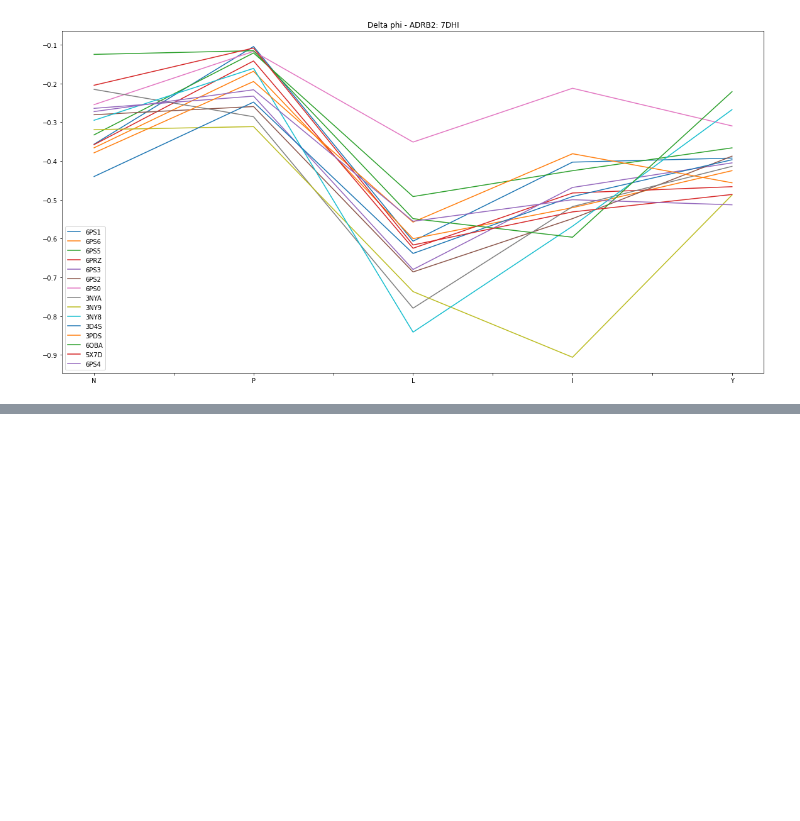
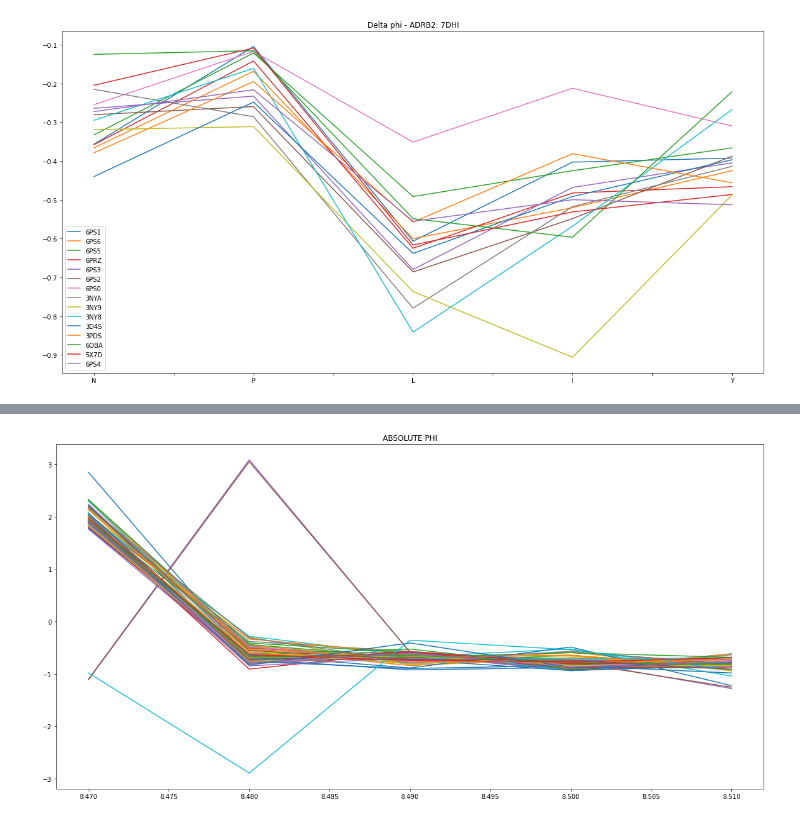
Before and after one commit to flurinh/mt, a Jupyter notebook: ICL4_visualization.ipynb, the cells around one changed output, grey strips where cells are left out. Cells and saved outputs as stored; diff of their text form; code cells hidden in the pictures; blank space fills up the shorter version.

```diff
--- a/ICL4_visualization.ipynb
+++ b/ICL4_visualization.ipynb
@@ -263,0 +397,4 @@ plot_tm7(pdb=names_a_i[0], gene=genes_i[0], data=df_phi, angle='phi')
+# %%
+plot_angle_vs_position(df_ang_phi, 'PHI')
+# %% [output]
+[figure, added]
```
Also changed, not shown: parts of 35 cells of this notebook, 17 other files.
